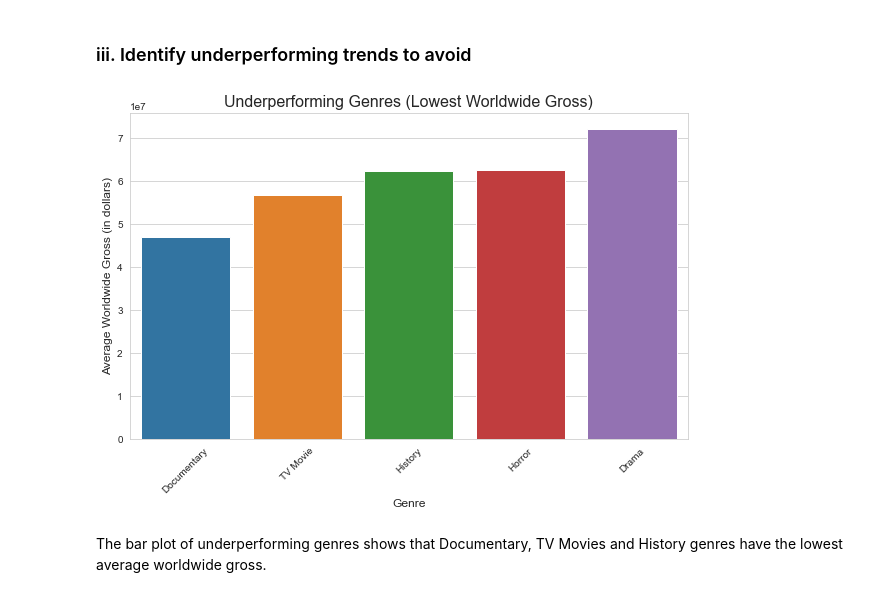
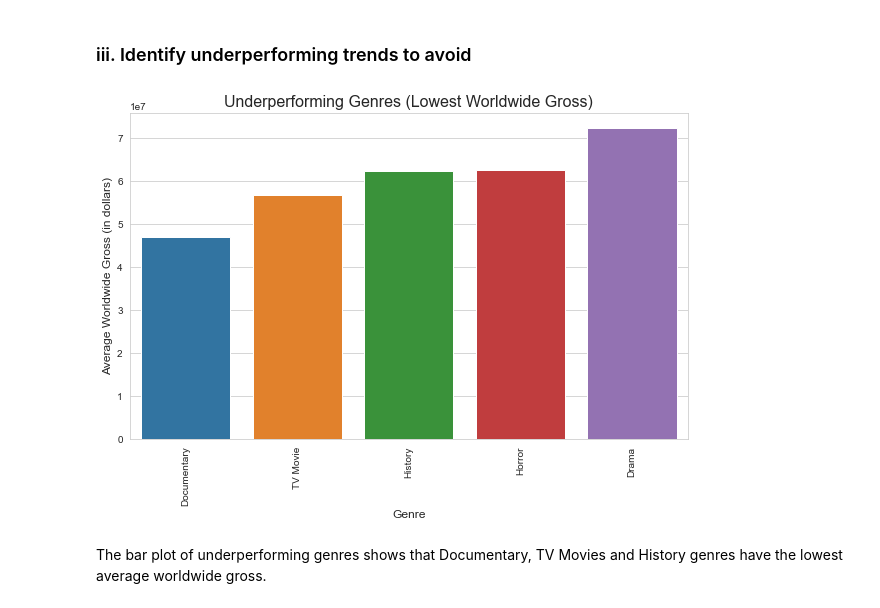
Before and after one commit to billysambasi/Group7_Phase_2_Project, a Jupyter notebook: student-bs.ipynb, the cells around one changed output. Cells and saved outputs as stored; diff of their text form; code cells hidden in the pictures.

```diff
--- a/student-bs.ipynb
+++ b/student-bs.ipynb
@@ -213,10 +250,11 @@ genre_dict = {
 }
 # %%
 # Convert genre IDs to genre names
+# Map genre IDs to genre names directly
 import json
 the_movies_db['genre_names'] = the_movies_db['genre_ids'].apply(
     lambda x: [genre_dict.get(genre_id, "Unknown") for genre_id in json.loads(x)]
-)
+) # Converting json strings into python objects using json.loads()
 
 # Display the updated DataFrame
 the_movies_db[['genre_ids', 'genre_names']].head()
@@ -533,17 +557,17 @@ plt.show()
 # %%
 # Identify genres with the lowest average worldwide gross
 underperforming_genres = regional_trends.sort_values(by='worldwide_gross', ascending=True).head(5)
 
 # Plot underperforming genres
 plt.figure(figsize=(10, 6))
 sns.barplot(x='genre_names', y='worldwide_gross', data=underperforming_genres)
 plt.title('Underperforming Genres (Lowest Worldwide Gross)', fontsize=16)
 plt.ylabel('Average Worldwide Gross (in dollars)', fontsize=12)
 plt.xlabel('Genre', fontsize=12)
-plt.xticks(rotation=45)
+plt.xticks(rotation=90)
 plt.show();
 # %% [output]
-[figure, old version]
+[figure, new version]
 # %% [markdown]
 The bar plot of underperforming genres shows that Documentary, TV Movies and History genres have the lowest average worldwide gross.
 # %% [markdown]
```
Also changed, not shown: parts of 70 cells of this notebook.
